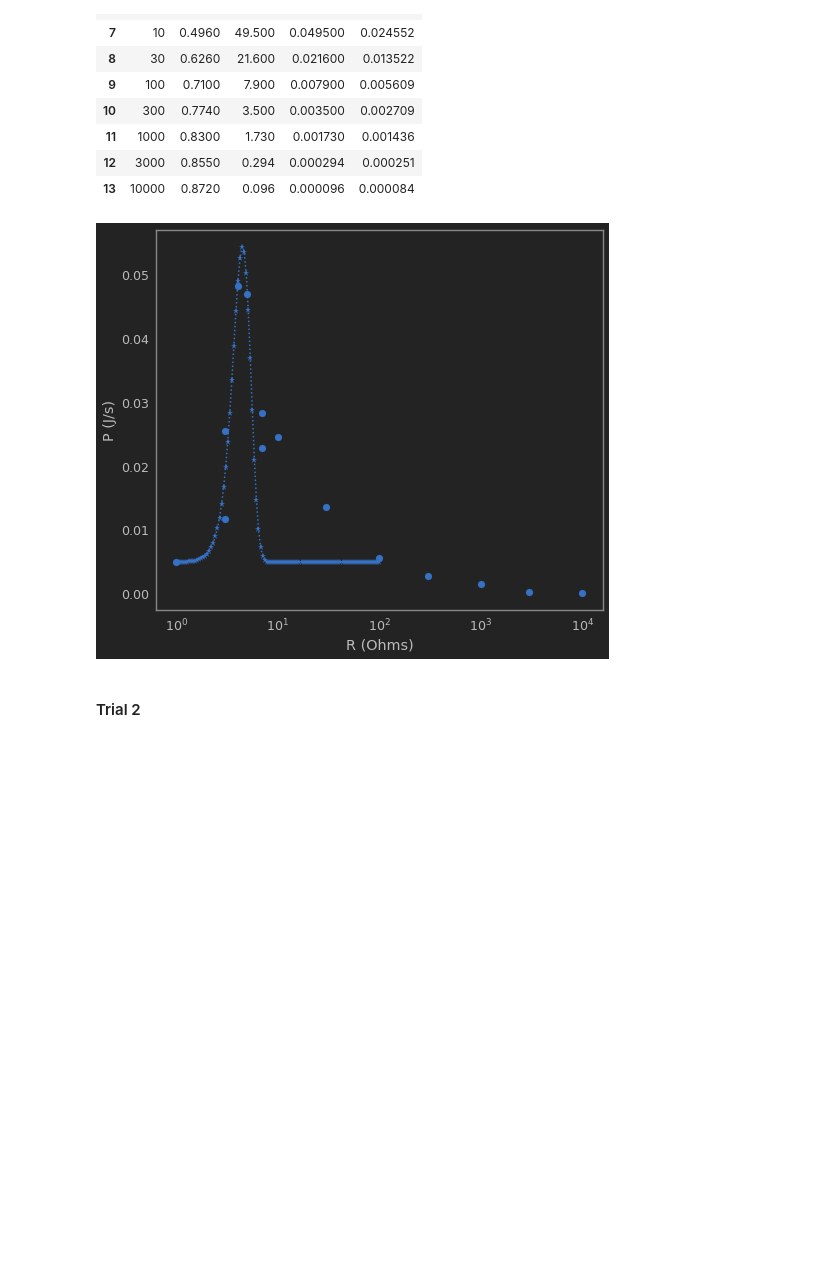
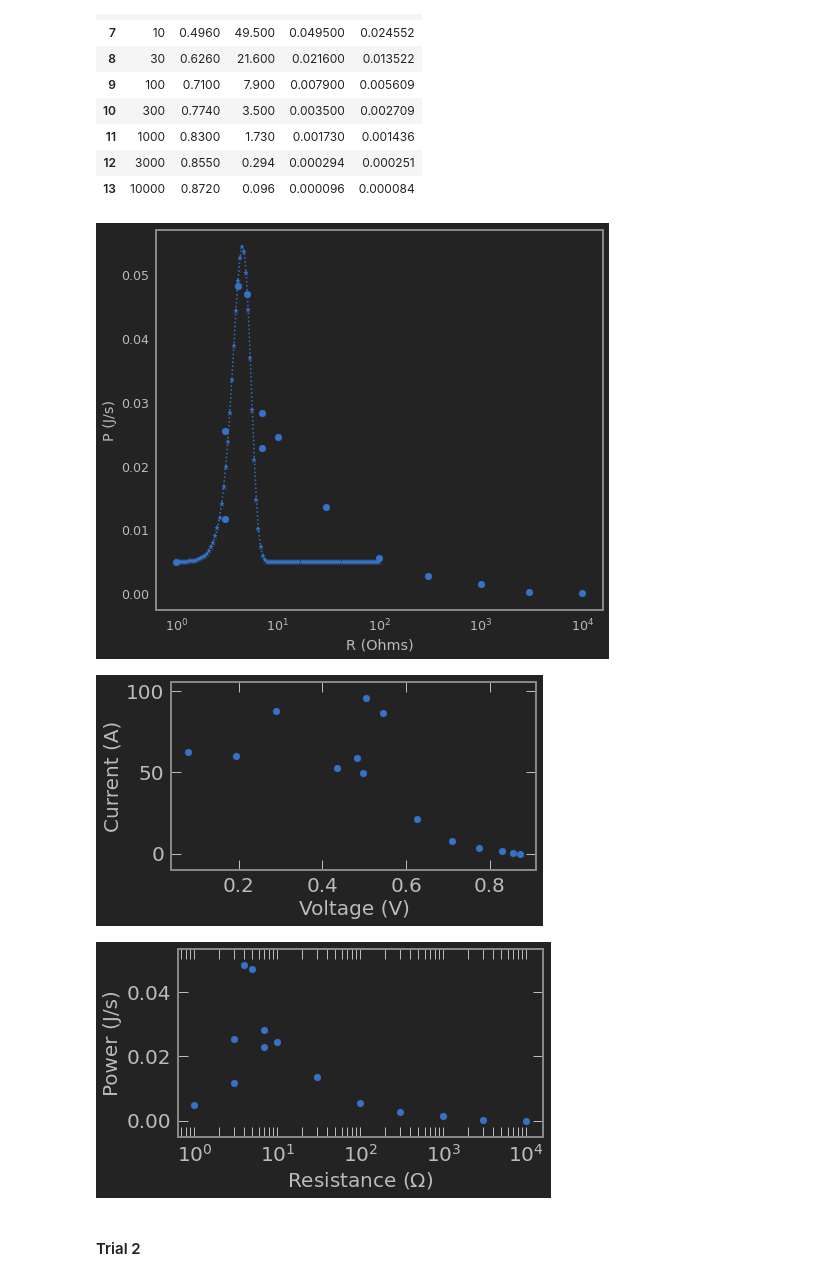
Before and after one commit to trevorm4x/APL-fuel-first, a Jupyter notebook: Lab/Lab1/APL_1_cell.ipynb, the cells around one changed output. Saved outputs shown, nothing was run; the diff lists cells and outputs as text; code cells hidden in the pictures; blank space fills up the shorter version.

```diff
--- a/Lab/Lab1/APL_1_cell.ipynb
+++ b/Lab/Lab1/APL_1_cell.ipynb
@@ -7,0 +10,5 @@ jtplot.style(theme = 'monokai', context = 'notebook', ticks = False, grid = Fals
+# %%
+# Edit the font, font size, and axes width
+# mpl.rcParams['font.family'] = 'Avenir'
+plt.rcParams['font.size'] = 24
+plt.rcParams['axes.linewidth'] = 2
@@ -94,0 +180,6 @@ pv
+# %%
+def make_unc_4(val):
+    return get_leading_figure(val) + 4
+# %%
+pv[['uC', 'uV']] = pv[['C', 'V']].apply(
+    lambda x: [ufloat(i, 10**-make_unc_4(i)) for i in x.values])
@@ -228,26 +337,35 @@ res
 # %%
 import seaborn as sns
 from scipy.optimize import curve_fit
+# %%
+rohms = r'Resistance ($\mathregular{\Omega}$)'
 # %%
 n = sum(res.P[:5])
 mean = sum(res.R[:5]*res.P[:5])/n
 sigma = np.sqrt(sum(res.P[:5]*(res.R[:5]-mean)**2)/n)
 
 
 def gaus(x, a, x0, sigma, offset):
     return a*np.exp(-(x-x0)**2/(2*sigma**2)) + offset
 
 
 popt, pcov = curve_fit(gaus, res.R[:5], res.P[:5], p0=[1, mean, sigma, 0.0])
 
 plt.scatter(res.R, res.P)
-plt.plot(10**np.linspace(0, 2, 100), gaus(10**np.linspace(0, 2, 100), *popt), 'b*:', label='fit')
+plt.plot(10**np.linspace(0, 2, 100),
+         gaus(10**np.linspace(0, 2, 100), *popt), 'b*:', label='fit')
 plt.xscale('log')
 plt.xlabel('R (Ohms)')
 plt.ylabel('P (J/s)')
 plt.show()
+my_graph(res.V, res.I, 'linear', 'linear', 'Voltage (V)',
+         'Current (A)', 'l1_d_1_trial_a', '')
+my_graph(res.R, res.P, 'log', 'linear',  rohms,
+         'Power (J/s)', 'l1_d_2_trial_a', '')
 # %% [output]
-[figure, old version]
+[figure, new version]
+[figure, added]
+[figure, added]
 # %% [markdown]
 #### Trial 2
 # %% [markdown]
```
Also changed, not shown: parts of 52 cells of this notebook, 24 other files.
